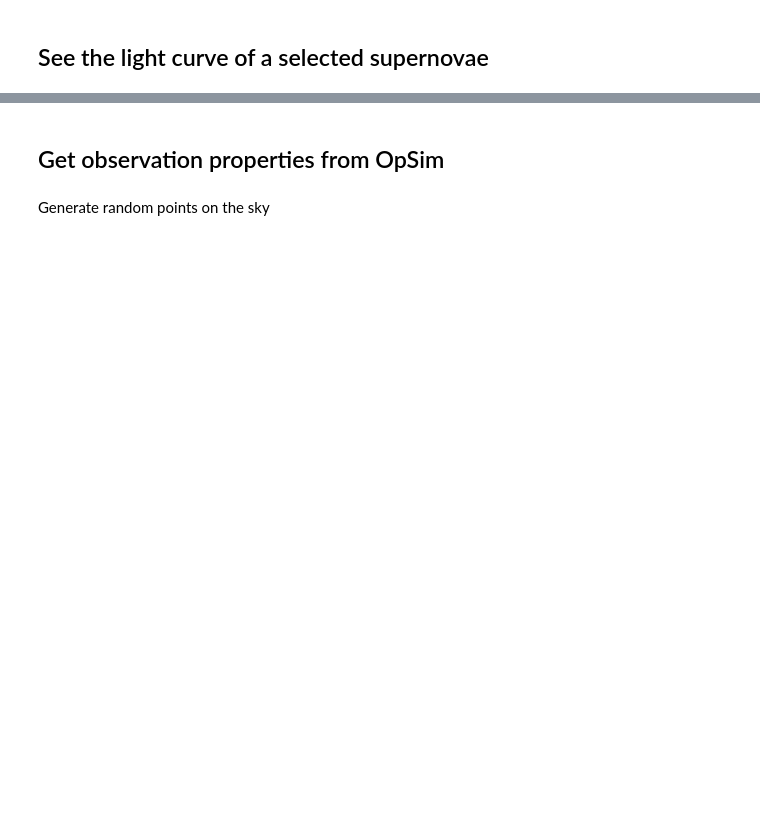
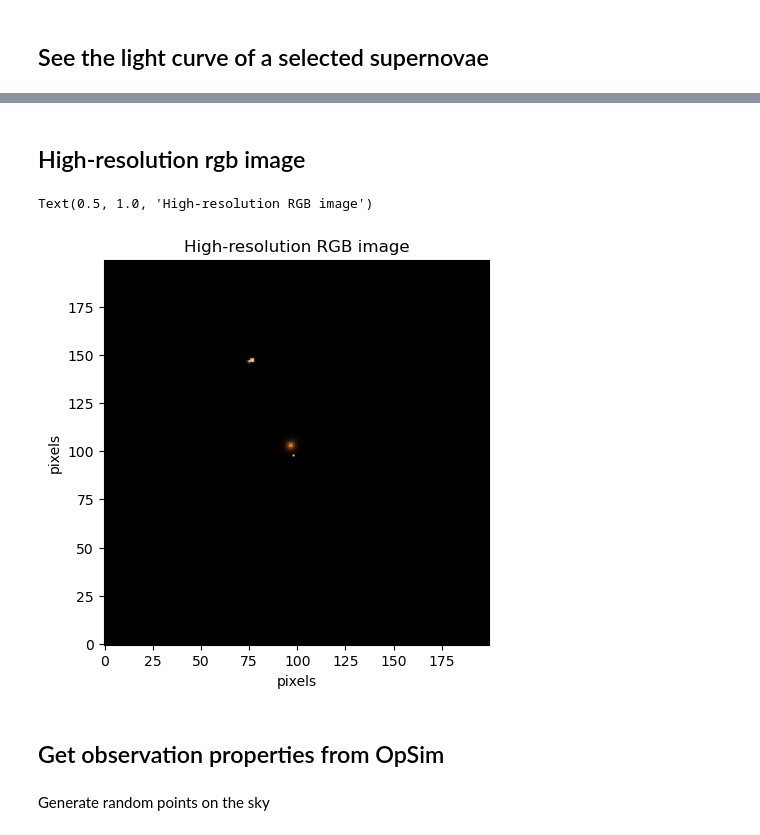
Before and after one commit to LSST-strong-lensing/slsim, a Jupyter notebook: notebooks/Opsim_supernovae_plus_extended_source_tutorial.ipynb, the cells around one changed output, grey strips where cells are left out. Cells and saved outputs as stored; diff of their text form; code cells hidden in the pictures; blank space fills up the shorter version.

```diff
--- a/notebooks/Opsim_supernovae_plus_extended_source_tutorial.ipynb
+++ b/notebooks/Opsim_supernovae_plus_extended_source_tutorial.ipynb
@@ -225,3 +249,23 @@ plt.xlim(-50, 100)
+# %% [markdown]
+## High-resolution rgb image
+# %%
+rgb_band_list = ["i", "r", "g"]
+
+high_reso_rgb = sharp_rgb_image(
+    lens_class=lens_class,
+    rgb_band_list=rgb_band_list,
+    mag_zero_point=28,
+    delta_pix=0.02,
+    num_pix=200,
+)
+plt.figure(figsize=(5,5))
+plt.imshow(high_reso_rgb, origin="lower")
+plt.xlabel("pixels")
+plt.ylabel("pixels")
+plt.title("High-resolution RGB image")
+# %% [output]
+Text(0.5, 1.0, 'High-resolution RGB image')
+[figure, added]
 # %% [markdown]
 ## Get observation properties from OpSim
 # %% [markdown]
```
Also changed, not shown: parts of 26 cells of this notebook.
